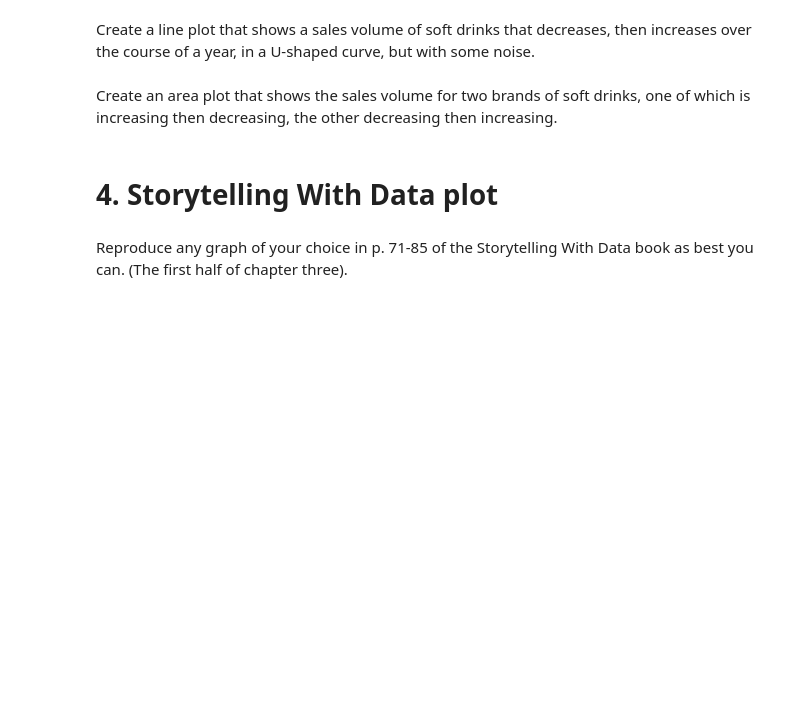
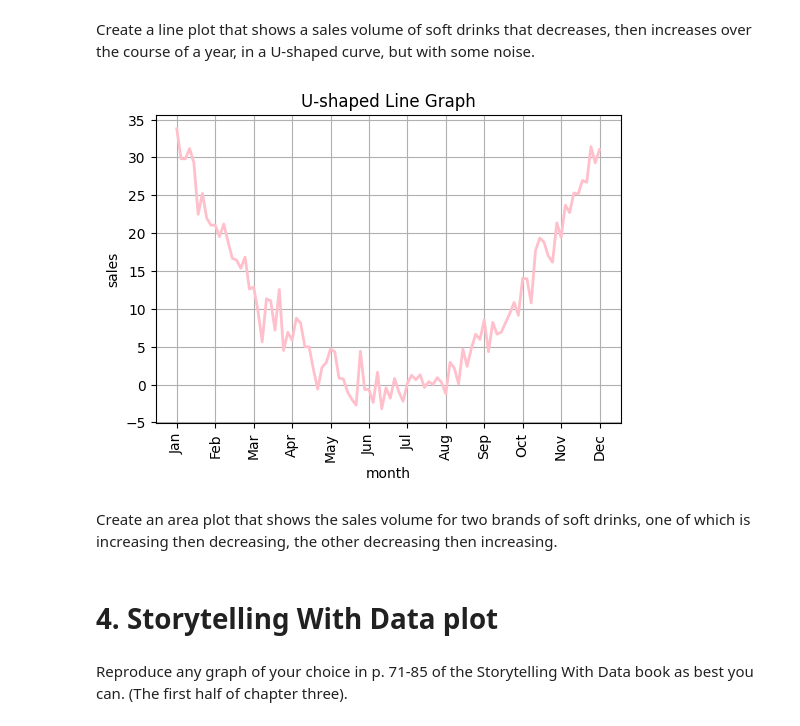
Before and after one commit to manningdbu/OMDS-ModB2-Week-5---Manning-Diana-, a Jupyter notebook: Week5-concealed-answer.ipynb, the cells around one changed output. Drawn from its saved outputs; the diff is of its cells as text; code cells hidden in the pictures; blank space fills up the shorter version.

```diff
--- a/Week5-concealed-answer.ipynb
+++ b/Week5-concealed-answer.ipynb
@@ -225,5 +237,25 @@ Saving histogram_hw5.png to histogram_hw5.png
 # %% [markdown]
 Create a line plot that shows a sales volume of soft drinks that decreases, then increases over the course of a year, in a U-shaped curve, but with some noise.
+# %%
+np.random.seed(0)
+months = ["Jan", "Feb", "Mar", "Apr", "May", "Jun",
+          "Jul", "Aug", "Sep", "Oct", "Nov", "Dec"]
+x = np.linspace(1, 12, 100)
+y = (x - 6.5)**2
+
+noise = np.random.normal(loc=0, scale=2, size=len(x))
+y_noisy = y + noise
+
+plt.figure(figsize=(6,4))
+plt.plot(x, y_noisy, color='pink', linewidth=2)
+plt.title("U-shaped Line Graph")
+plt.xlabel("month")
+plt.ylabel("sales")
+plt.xticks(ticks=np.arange(1,13), labels=months, rotation=90)
+plt.grid(True)
+plt.show()
+# %% [output]
+[figure, added]
 # %% [markdown]
 Create an area plot that shows the sales volume for two brands of soft drinks, one of which is increasing then decreasing, the other decreasing then increasing.
 # %% [markdown]
```
Also changed, not shown: parts of 1 cell of this notebook.
